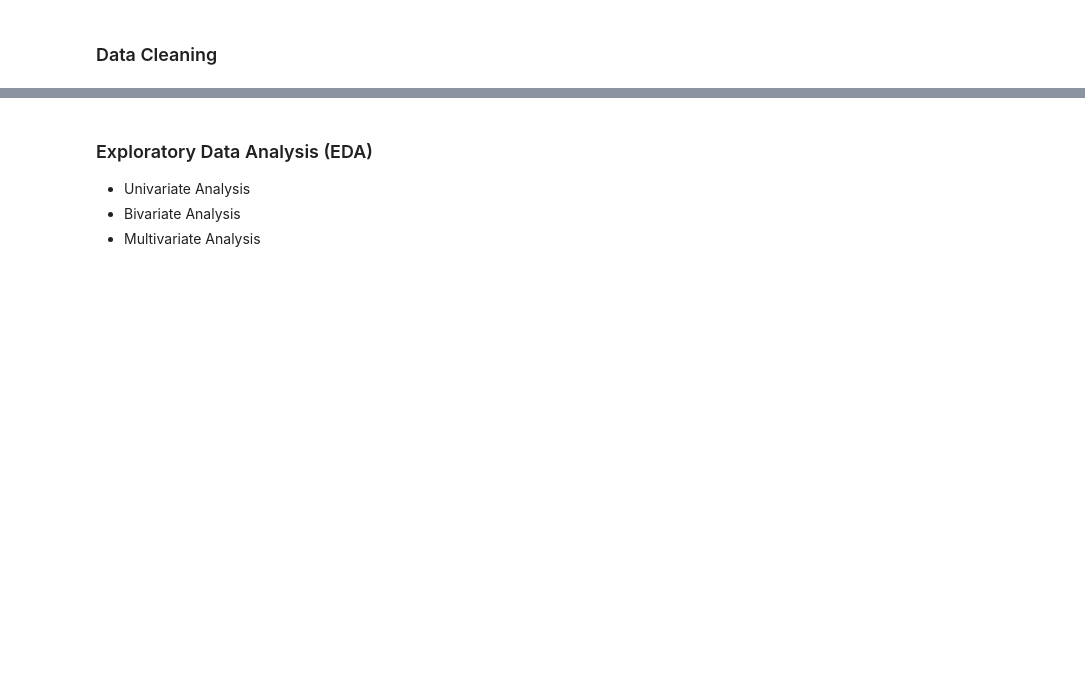
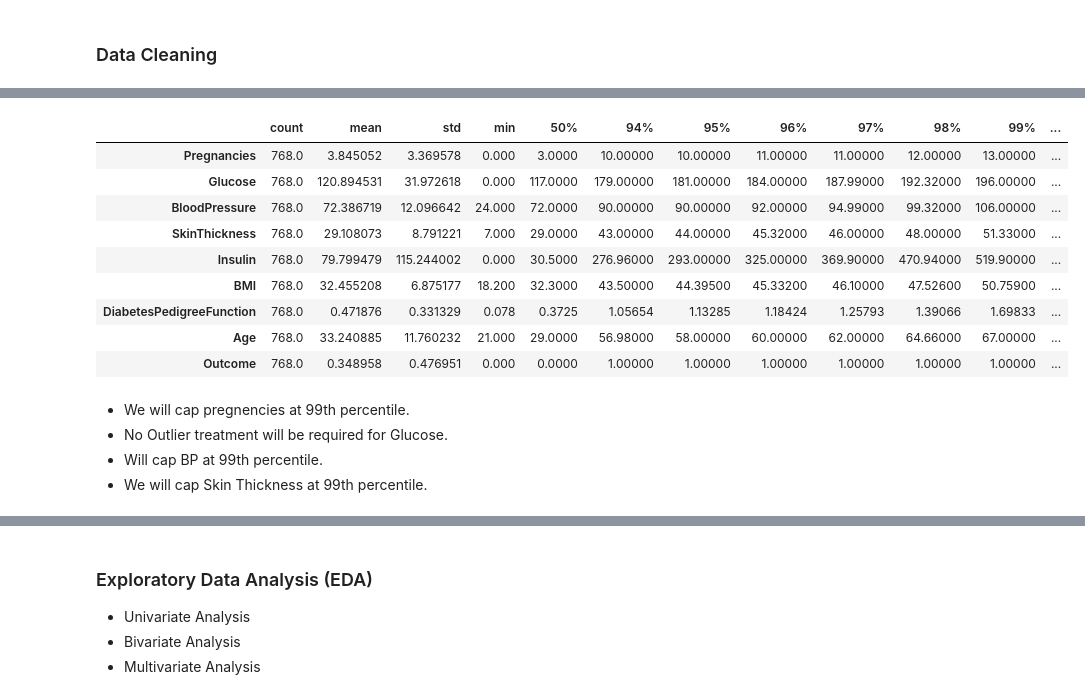
Before and after one commit to nikhil4859/Logistic-Regression, a Jupyter notebook: Pima_India_Diabetes.ipynb, the cells around one changed output, grey strips where cells are left out. Saved outputs shown, nothing was run; the diff lists cells and outputs as text; code cells hidden in the pictures; blank space fills up the shorter version.

Commit message:
Kaggle Notebook | Pima India Diabetes | Version 1

```diff
--- a/Pima_India_Diabetes.ipynb
+++ b/Pima_India_Diabetes.ipynb
@@ -169,0 +238,18 @@ dtype: int64
+# %%
+df.describe(percentiles=[0.94, 0.95, 0.96, 0.97, 0.98, 0.99]).T
+# %% [output]
+|  | count | mean | std | min | 50% | 94% | 95% | 96% | 97% | 98% | 99% | ... |
+| Pregnancies | 768.0 | 3.845052 | 3.369578 | 0.000 | 3.0000 | 10.00000 | 10.00000 | 11.00000 | 11.00000 | 12.00000 | 13.00000 | ... |
+| Glucose | 768.0 | 120.894531 | 31.972618 | 0.000 | 117.0000 | 179.00000 | 181.00000 | 184.00000 | 187.99000 | 192.32000 | 196.00000 | ... |
+| BloodPressure | 768.0 | 72.386719 | 12.096642 | 24.000 | 72.0000 | 90.00000 | 90.00000 | 92.00000 | 94.99000 | 99.32000 | 106.00000 | ... |
+| SkinThickness | 768.0 | 29.108073 | 8.791221 | 7.000 | 29.0000 | 43.00000 | 44.00000 | 45.32000 | 46.00000 | 48.00000 | 51.33000 | ... |
+| Insulin | 768.0 | 79.799479 | 115.244002 | 0.000 | 30.5000 | 276.96000 | 293.00000 | 325.00000 | 369.90000 | 470.94000 | 519.90000 | ... |
+| BMI | 768.0 | 32.455208 | 6.875177 | 18.200 | 32.3000 | 43.50000 | 44.39500 | 45.33200 | 46.10000 | 47.52600 | 50.75900 | ... |
+| DiabetesPedigreeFunction | 768.0 | 0.471876 | 0.331329 | 0.078 | 0.3725 | 1.05654 | 1.13285 | 1.18424 | 1.25793 | 1.39066 | 1.69833 | ... |
+| Age | 768.0 | 33.240885 | 11.760232 | 21.000 | 29.0000 | 56.98000 | 58.00000 | 60.00000 | 62.00000 | 64.66000 | 67.00000 | ... |
+| Outcome | 768.0 | 0.348958 | 0.476951 | 0.000 | 0.0000 | 1.00000 | 1.00000 | 1.00000 | 1.00000 | 1.00000 | 1.00000 | ... |
+# %% [markdown]
+* We will cap pregnencies at 99th percentile.
+* No Outlier treatment will be required for Glucose.
+* Will cap BP at 99th percentile.
+* We will cap Skin Thickness at 99th percentile.
```
Also changed, not shown: parts of 12 cells of this notebook.
